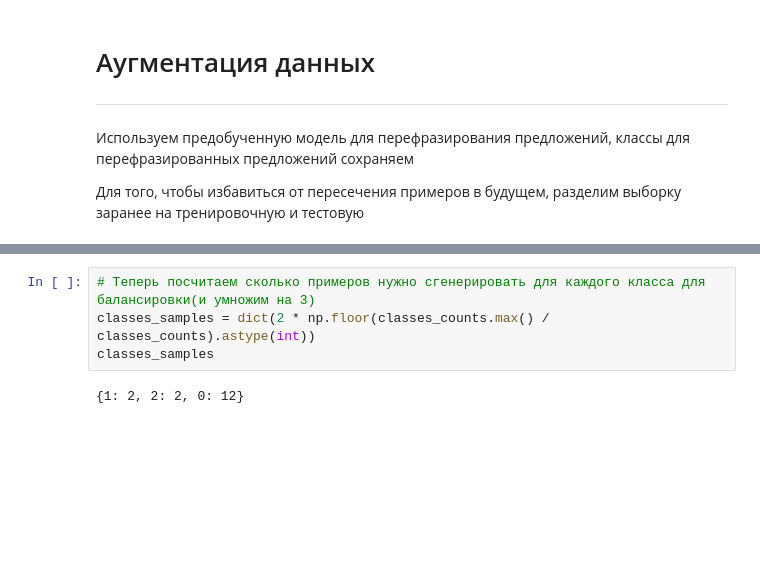
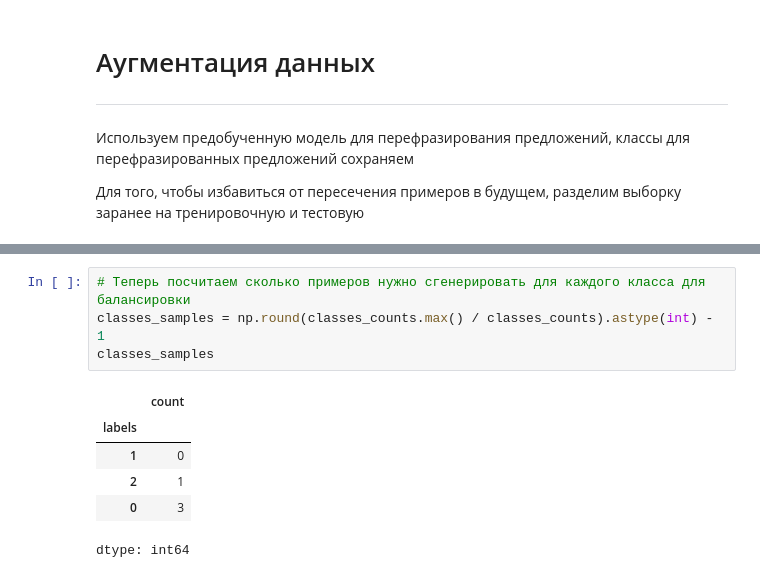
Before and after one commit to khhha-pffuuuu/ITMO_Competition, a Jupyter notebook: notebooks/data_preproccesing.ipynb, the cells around one changed output, grey strips where cells are left out. Drawn from its saved outputs; the diff is of its cells as text; blank space fills up the shorter version.

```diff
--- a/notebooks/data_preproccesing.ipynb
+++ b/notebooks/data_preproccesing.ipynb
@@ -73,10 +88,15 @@ classes_counts
 dtype: int64
 # %%
-# Теперь посчитаем сколько примеров нужно сгенерировать для каждого класса для балансировки(и умножим на 3)
-classes_samples = dict(2 * np.floor(classes_counts.max() / classes_counts).astype(int))
+# Теперь посчитаем сколько примеров нужно сгенерировать для каждого класса для балансировки
+classes_samples = np.round(classes_counts.max() / classes_counts).astype(int) - 1
 classes_samples
 # %% [output]
+|  | count |
+| labels |  |
+| 1 | 0 |
+| 2 | 1 |
+| 0 | 3 |
-{1: 2, 2: 2, 0: 12}
+dtype: int64
 # %%
 import torch as t
 from transformers import pipeline
```
Also changed, not shown: parts of 18 cells of this notebook, 14 other files.
